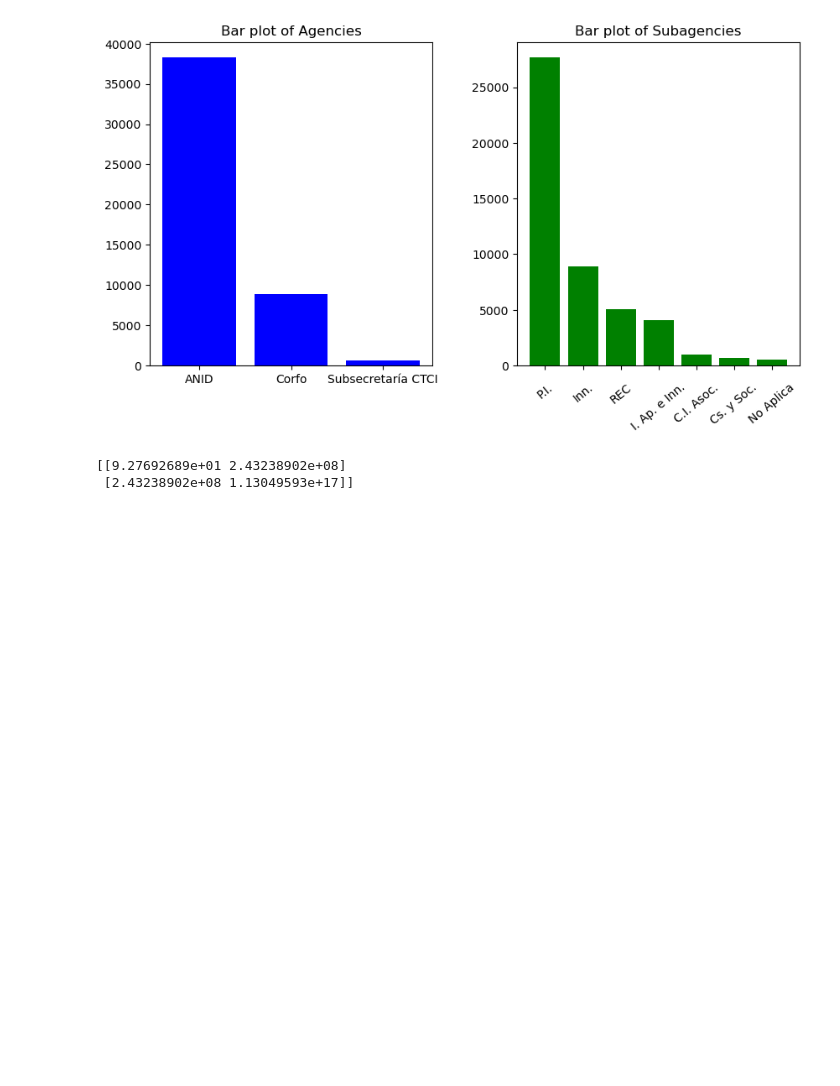
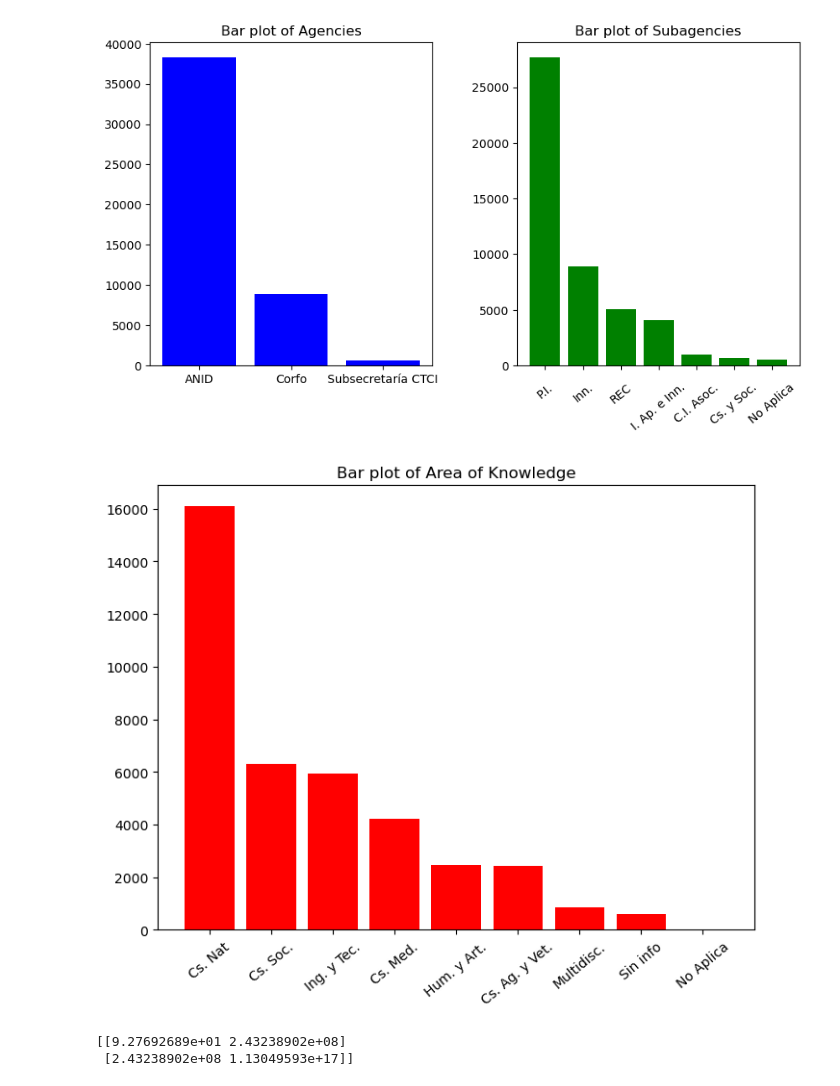
Before and after one commit to Claudio-AhumadaL/Science-and-Technology-in-Chile--State-funding-between-1982-and-2022, a Jupyter notebook: Science and Technology Projects - Funding Awarded by Chilean State between 1982 and 2022.ipynb, the cells around one changed output. Saved outputs shown, nothing was run; the diff lists cells and outputs as text; code cells hidden in the pictures; blank space fills up the shorter version.

Commit message:
Add barplot of Area of Knowledge
Plotted area of knowledge value counts

```diff
--- a/Science and Technology Projects - Funding Awarded by Chilean State between 1982 and 2022.ipynb
+++ b/Science and Technology Projects - Funding Awarded by Chilean State between 1982 and 2022.ipynb
@@ -359,6 +359,20 @@ plt.subplots_adjust(wspace=0.3)
 plt.show()
 # %% [output]
 [figure]
+# %%
+# Descriptive Analysis, Barplot - Area of Knowledge
+
+aok_counts = sf_data.AreaConocimiento.value_counts()
+
+plt.figure(figsize=(8,6))
+ax_1 = plt.bar(aok_counts.index, aok_counts.values, color='red')
+plt.title('Bar plot of Area of Knowledge')
+aok_ticks = [0, 1, 2, 3, 4, 5, 6, 7, 8]
+aok_labels = ['Cs. Nat', 'Cs. Soc.', 'Ing. y Tec.', 'Cs. Med.', 'Hum. y Art.', 'Cs. Ag. y Vet.', 'Multidisc.', 'Sin info', 'No Aplica']
+plt.xticks(ticks = aok_ticks, labels = aok_labels, rotation=40)
+plt.show()
+# %% [output]
+[figure, added]
 # %%
 # Covariance of Year and Amount granted.
 
```
